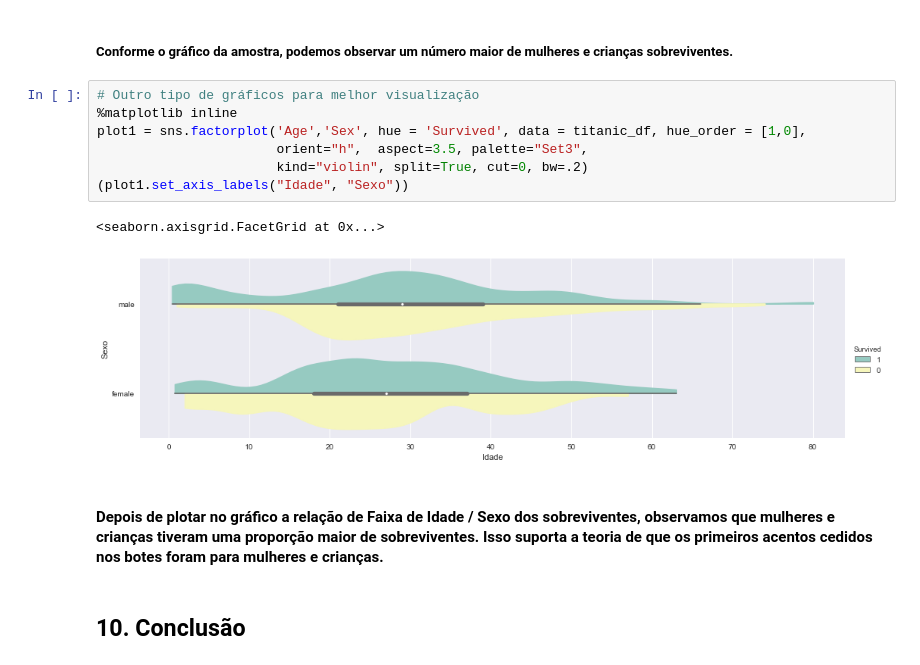
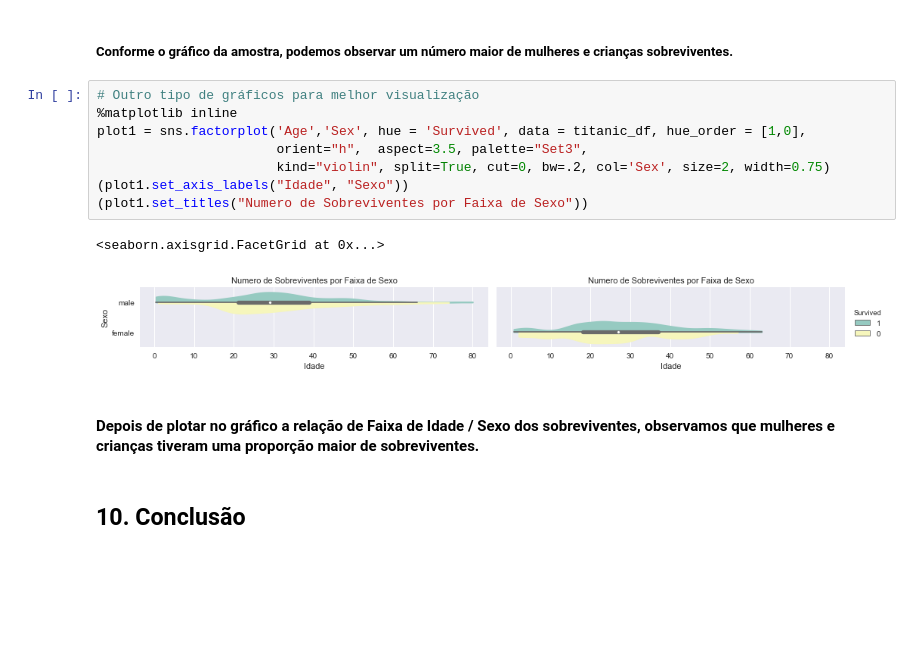
Before and after one commit to diogenesneto/udacity_projects, a Jupyter notebook: P2/P2 - Investigando uma Base de Dados (Titanic).ipynb, the cells around one changed output. Saved outputs shown, nothing was run; the diff lists cells and outputs as text; blank space fills up the shorter version.

```diff
--- a/P2/P2 - Investigando uma Base de Dados (Titanic).ipynb
+++ b/P2/P2 - Investigando uma Base de Dados (Titanic).ipynb
@@ -386,15 +402,16 @@ plt.show()
 # %%
 # Outro tipo de gráficos para melhor visualização
 %matplotlib inline
 plot1 = sns.factorplot('Age','Sex', hue = 'Survived', data = titanic_df, hue_order = [1,0],
                        orient="h",  aspect=3.5, palette="Set3",
-                       kind="violin", split=True, cut=0, bw=.2)
+                       kind="violin", split=True, cut=0, bw=.2, col='Sex', size=2, width=0.75)
 (plot1.set_axis_labels("Idade", "Sexo"))
+(plot1.set_titles("Numero de Sobreviventes por Faixa de Sexo"))
 # %% [output]
 <seaborn.axisgrid.FacetGrid at 0x...>
-[figure, old version]
+[figure, new version]
 # %% [markdown]
-#### Depois de plotar no gráfico a relação de Faixa de Idade / Sexo dos sobreviventes, observamos que mulheres e crianças tiveram uma proporção maior de sobreviventes. Isso suporta a teoria de que os primeiros acentos cedidos nos botes foram para mulheres e crianças.
+#### Depois de plotar no gráfico a relação de Faixa de Idade / Sexo dos sobreviventes, observamos que mulheres e crianças tiveram uma proporção maior de sobreviventes.
 # %% [markdown]
 ## 10. Conclusão
 # %% [markdown]
```
Also changed, not shown: parts of 6 cells of this notebook, 1 other file.
